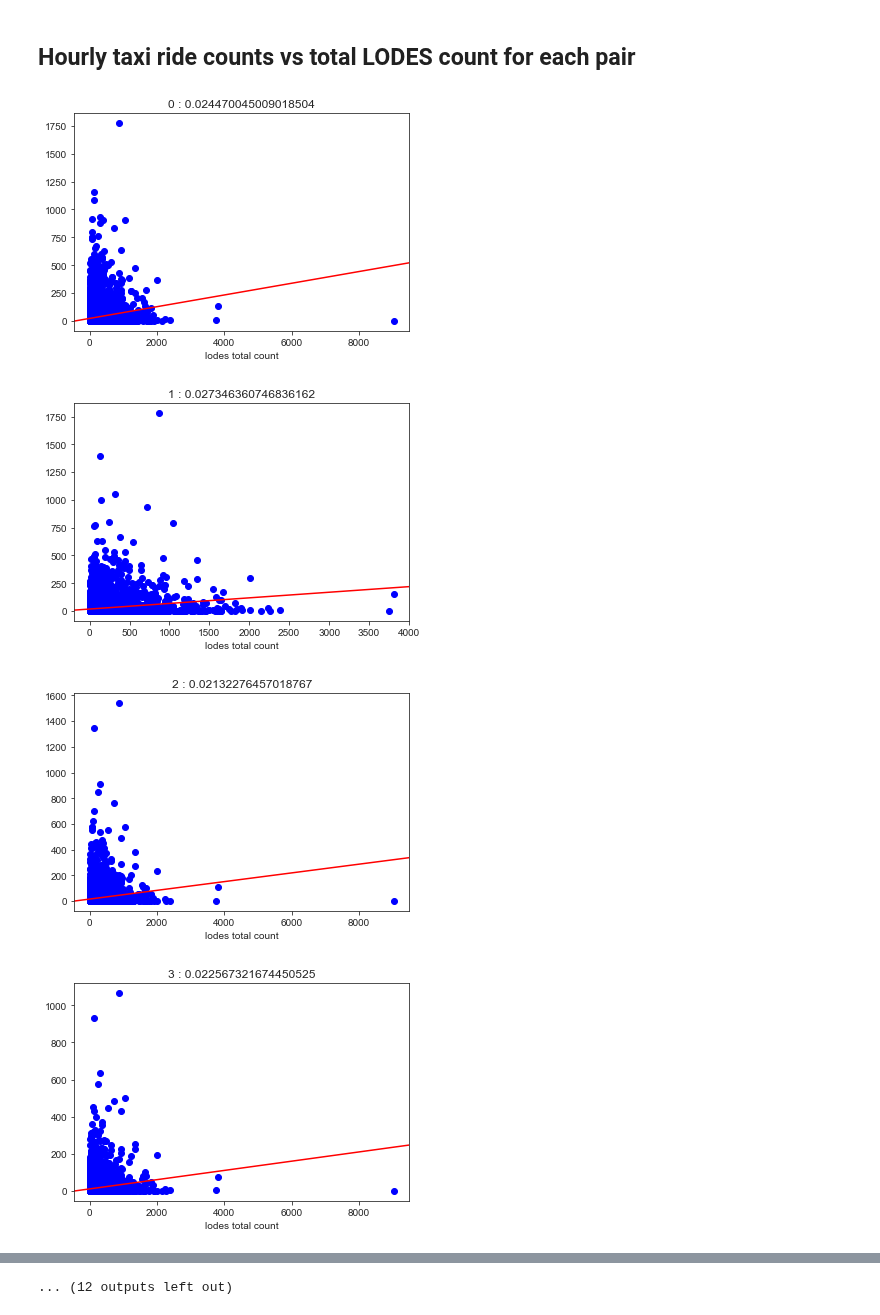
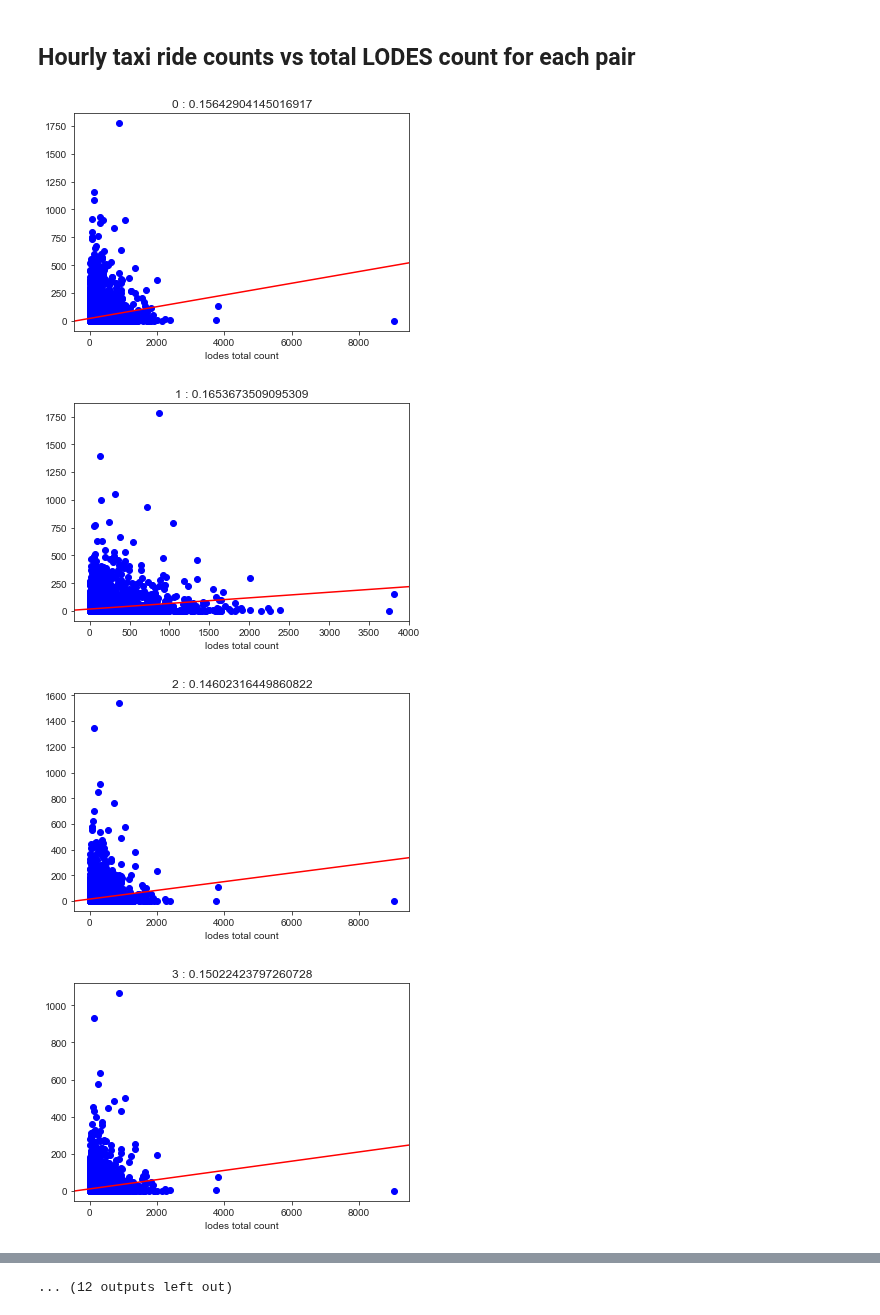
Before and after one commit to Rufei-Sheng/Manhattan-Congestion-Surcharge-Capstone, a Jupyter notebook: notebooks/explore_LODES_correlation.ipynb, the cells around one changed output, grey strips where cells are left out. Saved outputs shown, nothing was run; the diff lists cells and outputs as text; code cells hidden in the pictures.

```diff
--- a/notebooks/explore_LODES_correlation.ipynb
+++ b/notebooks/explore_LODES_correlation.ipynb
@@ -136,6 +149,7 @@ plt.xlim=(0,100);
 
 expected = LODES total * % census taxi commuters
 # %%
+hrly_rsq = []
 hrly_corr = []
 for i in range(24):
     fig, ax = plt.subplots()
@@ -144,5 +158,6 @@ for i in range(24):
     mod = smf.ols(formula='counts ~ expected_taxi', data = hrdata).fit()
     abline_plot(model_results=mod, ax=ax, color='red')
     plt.title('{} : {}'.format(i,mod.rsquared))
-    hrly_corr.append([i,mod.rsquared]);
+    hrly_rsq.append([i,mod.rsquared])
+    hrly_corr.append([i,np.corrcoef(hrdata['expected_taxi'], hrdata['counts'])[1][0]]);
 # %% [output]
@@ -198,19 +216,23 @@ ax.set_ylim(0,1);
 # %% [markdown]
 ## Hourly taxi ride counts vs total LODES count for each pair
 # %%
+hrly_rsq2 = []
 hrly_corr2 = []
 for i in range(24):
     fig, ax = plt.subplots()
     hrdata = data[data['hour'] == i]
     plt.scatter('S000','counts', color='blue',data=hrdata)
     mod = smf.ols(formula='counts ~ S000', data = hrdata).fit()
     abline_plot(model_results=mod, ax=ax, color='red')
-    plt.title('{} : {}'.format(i,mod.rsquared))
+    plt.title('{} : {}'.format(i,
+        np.corrcoef(hrdata['S000'], hrdata['counts'])[1][0]))
     plt.xlabel('lodes total count')
-    hrly_corr2.append([i,mod.rsquared]);
+    hrly_rsq2.append([i,mod.rsquared])
+    hrly_corr2.append([i,np.corrcoef(hrdata['S000'], hrdata['counts'])[1][0]])
+    ;
 # %% [output]
-[figure, old version]
+[figure, new version]
-[figure, old version]
+[figure, new version]
 [figure]
-[figure, old version]
+[figure, new version]
 [figure]
```
Also changed, not shown: parts of 8 cells of this notebook, 1 other file.
